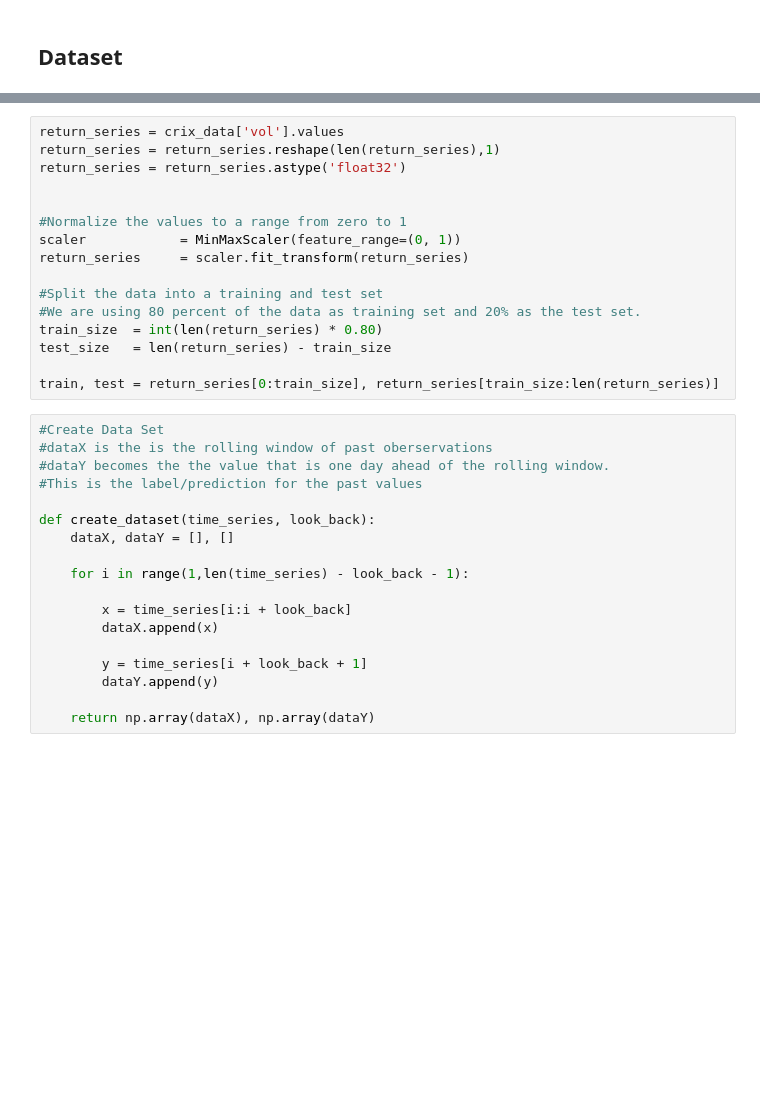
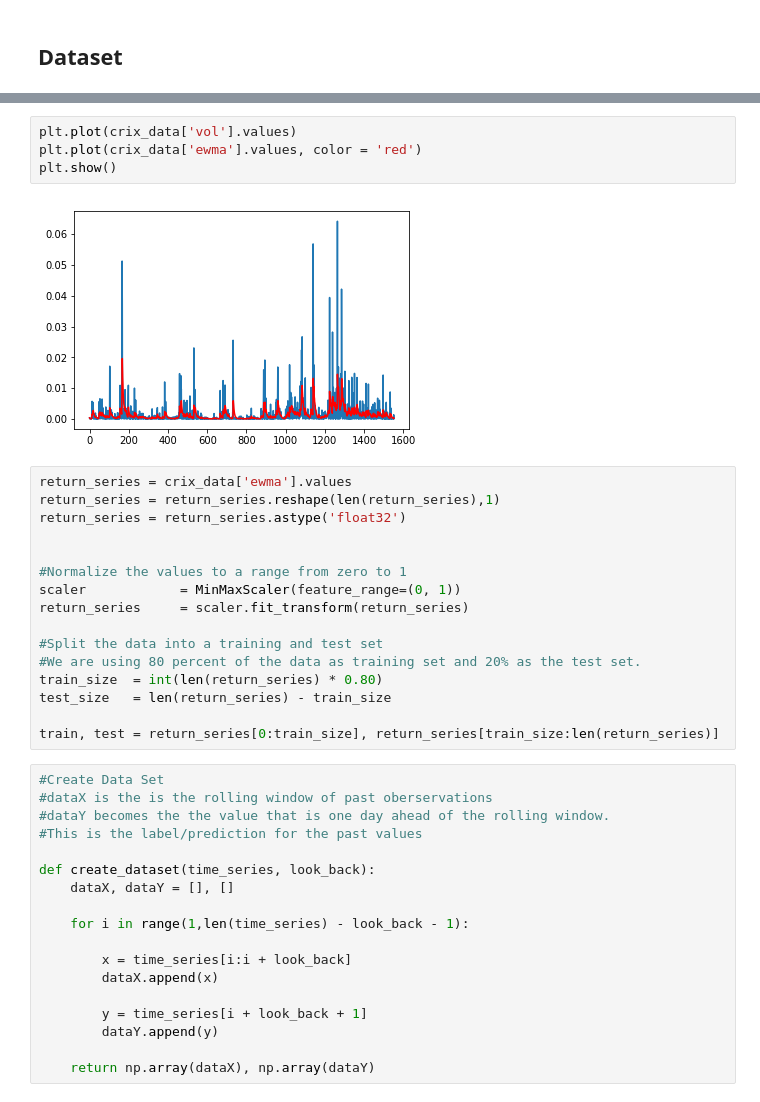
Before and after one commit to cjzj884/Forecasting_CRIX_LSTM, a Jupyter notebook: CrixLSTM.ipynb, the cells around one changed output, grey strips where cells are left out. Saved outputs shown, nothing was run; the diff lists cells and outputs as text; blank space fills up the shorter version.

```diff
--- a/CrixLSTM.ipynb
+++ b/CrixLSTM.ipynb
@@ -52,5 +54,11 @@ crix_data.head()
+# %%
+plt.plot(crix_data['vol'].values)
+plt.plot(crix_data['ewma'].values, color = 'red')
+plt.show()
+# %% [output]
+[figure, added]
 # %%
-return_series = crix_data['vol'].values
+return_series = crix_data['ewma'].values
 return_series = return_series.reshape(len(return_series),1)
 return_series = return_series.astype('float32')
 
```
Also changed, not shown: parts of 7 cells of this notebook.
